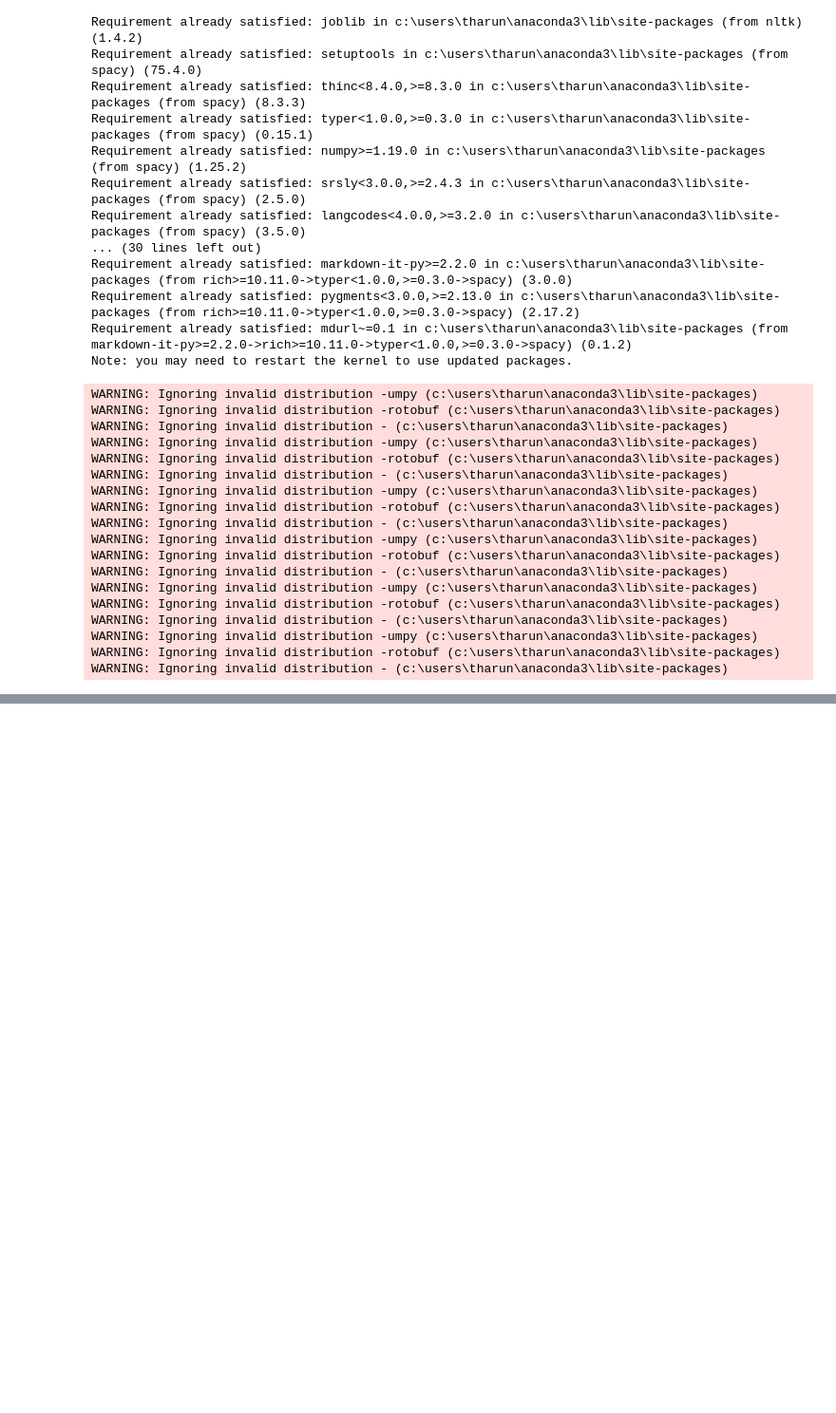
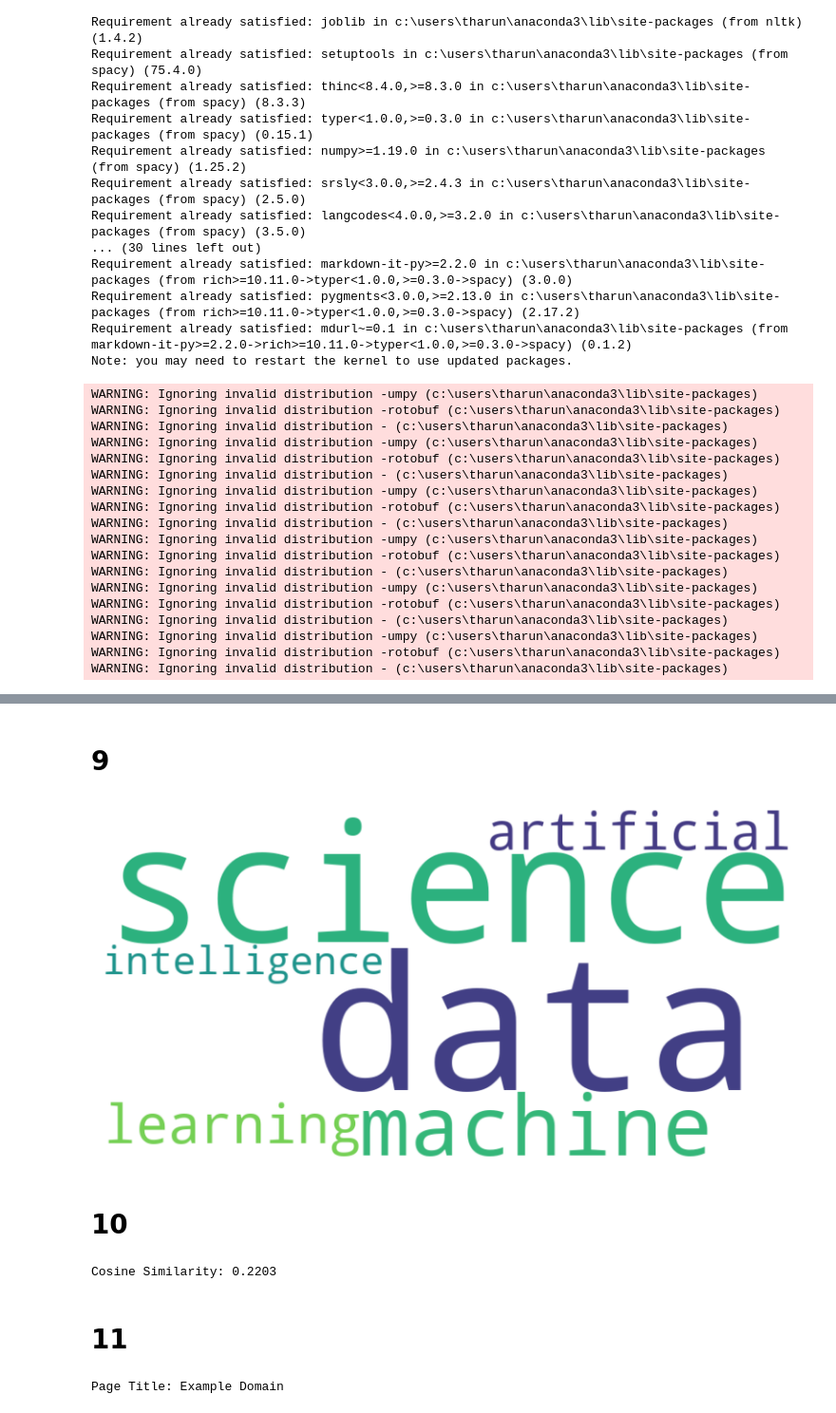
Before and after one commit to tharun3432/LMS-PROLEMS, a Jupyter notebook: LMS PROBLEMS 1.ipynb, the cells around one changed output, grey strips where cells are left out. Shown: that part at 95% size. Drawn from its saved outputs; the diff is of its cells as text; code cells hidden in the pictures; blank space fills up the shorter version.

```diff
--- a/LMS PROBLEMS 1.ipynb
+++ b/LMS PROBLEMS 1.ipynb
@@ -260,0 +379,73 @@ print(" ".join(processed_text))
+# %% [markdown]
+# 9
+# %%
+from wordcloud import WordCloud
+import matplotlib.pyplot as plt
+
+# Define the text
+text = "data science machine learning artificial intelligence"
+
+# Generate the WordCloud
+wordcloud = WordCloud(width=800, height=400, background_color='white').generate(text)
+
+# Save the WordCloud as an image
+wordcloud.to_file("wordcloud.png")
+
+# Display the WordCloud
+plt.figure(figsize=(10, 5))
+plt.imshow(wordcloud, interpolation="bilinear")
+plt.axis("off")
+plt.show()
+# %% [output]
+[figure, added]
+# %% [markdown]
+# 10
+# %%
+from sklearn.feature_extraction.text import TfidfVectorizer
+from sklearn.metrics.pairwise import cosine_similarity
+
+def calculate_cosine_similarity(text1, text2):
+    # Initialize the vectorizer
+    vectorizer = TfidfVectorizer()
+
+    # Transform texts into TF-IDF vectors
+    tfidf_matrix = vectorizer.fit_transform([text1, text2])
+
+    # Compute the cosine similarity
+    similarity = cosine_similarity(tfidf_matrix[0], tfidf_matrix[1])
+
+    return similarity[0][0]
+
+if __name__ == "__main__":
+    text1 = "Machine learning is amazing."
+    text2 = "Artificial intelligence and machine learning are closely related."
+
+    similarity_score = calculate_cosine_similarity(text1, text2)
+    print(f"Cosine Similarity: {similarity_score:.4f}")
+# %% [output]
+Cosine Similarity: 0.2203
+# %% [markdown]
+# 11
+# %%
+import requests
+from bs4 import BeautifulSoup
+
+# URL to fetch
+url = "https://example.com"
+
+# Send an HTTP GET request
+response = requests.get(url)
+
+# Check if the request was successful
+if response.status_code == 200:
+    # Parse the HTML content
+    soup = BeautifulSoup(response.text, "html.parser")
+
+    # Extract the title
+    title = soup.title.string if soup.title else "No title found"
+
+    print("Page Title:", title)
+else:
+    print("Failed to fetch the webpage. Status code:", response.status_code)
+# %% [output]
+Page Title: Example Domain
```
Also changed, not shown: parts of 7 cells of this notebook.
